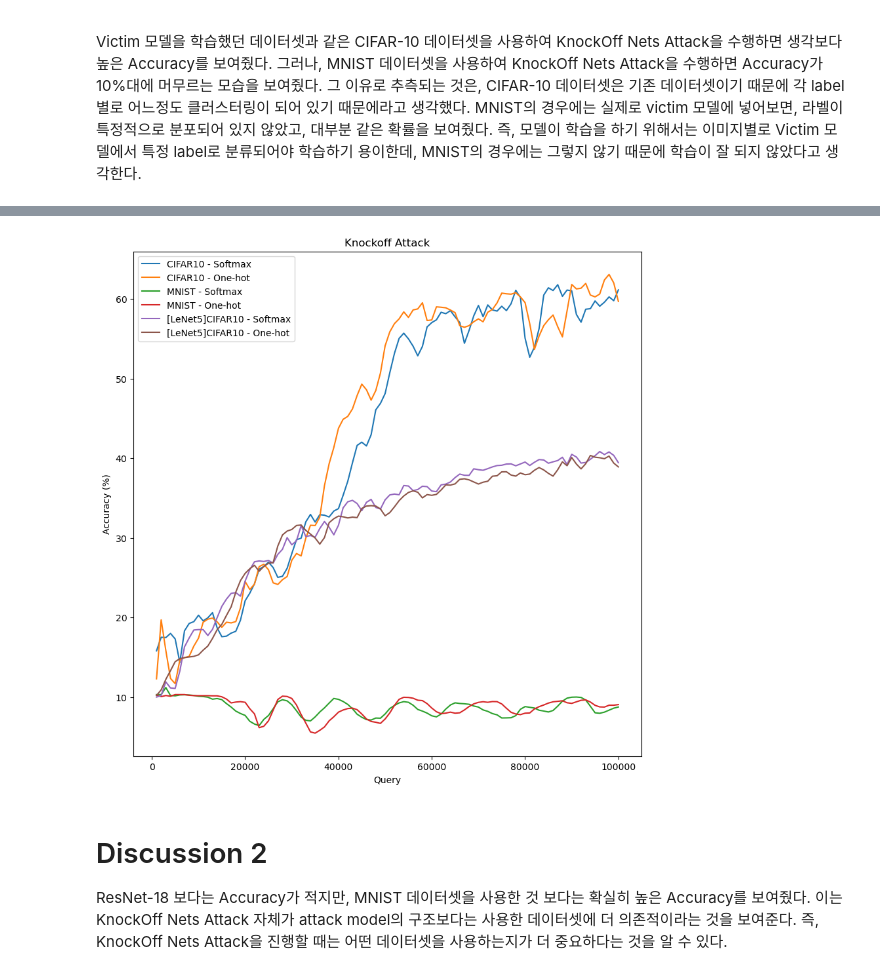
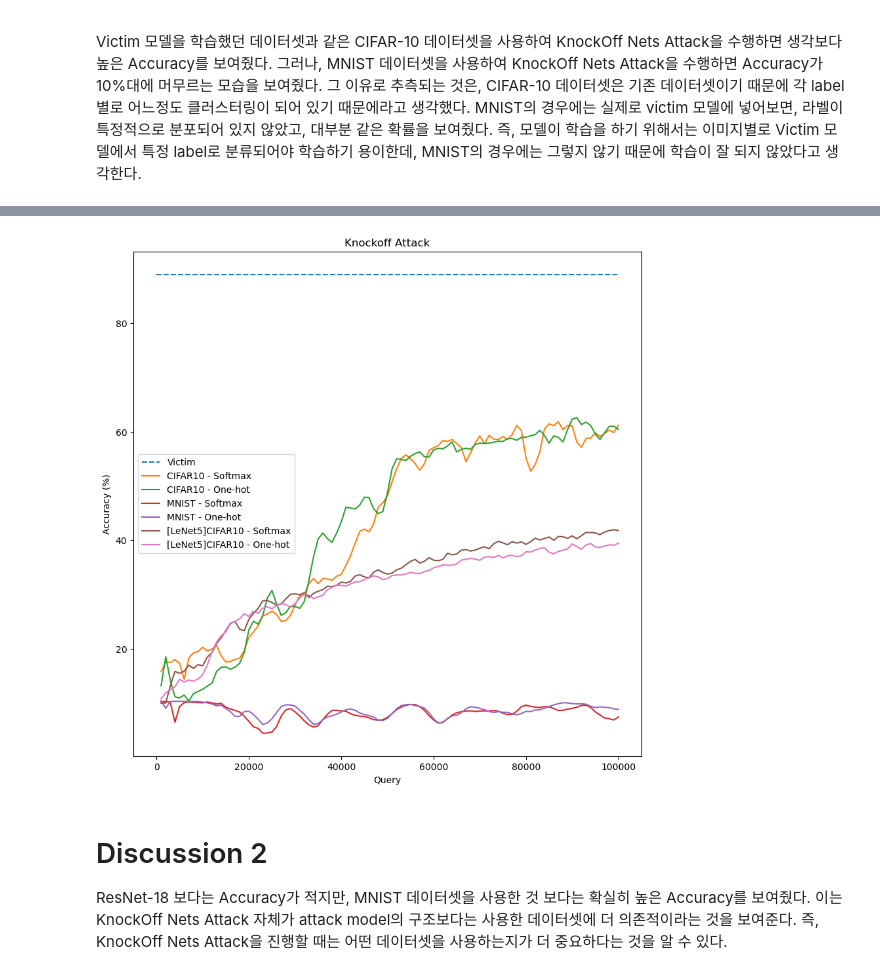
Before and after one commit to d2n0s4ur/KnockoffNet_attack, a Jupyter notebook: src/attack.ipynb, the cells around one changed output, grey strips where cells are left out. Saved outputs shown, nothing was run; the diff lists cells and outputs as text; code cells hidden in the pictures.

Commit message:
:sparkles: Add victim model accuracy

```diff
--- a/src/attack.ipynb
+++ b/src/attack.ipynb
@@ -410,3 +410,29 @@ def test_attacker_model(data_loader, query_size, plot_data):
 
         print('query: %d, Accuracy: %.3f %%' % (query_size, 100 * correct / total))
         plot_data.append([query_size, 100 * correct / total])
+# %%
+# get victim's accuracy
+def test_victim_model(data_loader):
+    """
+    This function tests the victim model on the test dataset.
+    """
+    victim_model.eval()
+    with torch.no_grad():
+        correct = 0
+        total = 0
+
+        for data in data_loader:
+            images, labels = data
+            images, labels = images.to(device), labels.to(device)
+
+            outputs = victim_model(images)
+
+            _, predicted = torch.max(outputs.data, 1)
+            total += labels.size(0)
+            correct += (predicted == labels).sum().item()
+
+        print('Accuracy: %.3f %%' % (100 * correct / total))
+
+        return (100 * correct / total)
+
+victim_accuracy = test_victim_model(test_loader_cifar10)
@@ -553,27 +585,31 @@ query: 100000, Accuracy: 38.920 %
 Finished Training
 # %%
+# save plot data
+np.save('ploat_extra.npy', ploat_extra)
+
 # plot
 def get_x_y(data):
     x = [x[0] for x in data if x[0] <= 100000]
     y = [x[1] for x in data if x[0] <= 100000]
     return x, y
 
 plt.figure(figsize=(10, 10))
+plt.plot([0, 100000], [victim_accuracy, victim_accuracy], label="Victim", linestyle="--")
 plt.plot(get_x_y(plot_data["cifar10_softmax"])[0], get_x_y(plot_data["cifar10_softmax"])[1], label="CIFAR10 - Softmax")
 plt.plot(get_x_y(plot_data["cifar10_onehot"])[0], get_x_y(plot_data["cifar10_onehot"])[1], label="CIFAR10 - One-hot")
 plt.plot(get_x_y(plot_data["mnist_softmax"])[0], get_x_y(plot_data["mnist_softmax"])[1], label="MNIST - Softmax")
 plt.plot(get_x_y(plot_data["mnist_onehot"])[0], get_x_y(plot_data["mnist_onehot"])[1], label="MNIST - One-hot")
 plt.plot(get_x_y(ploat_extra["cifar10_softmax"])[0], get_x_y(ploat_extra["cifar10_softmax"])[1], label="[LeNet5]CIFAR10 - Softmax")
 plt.plot(get_x_y(ploat_extra["cifar10_onehot"])[0], get_x_y(ploat_extra["cifar10_onehot"])[1], label="[LeNet5]CIFAR10 - One-hot")
 plt.legend()
 plt.xlabel("Query")
 plt.ylabel("Accuracy (%)")
 plt.title("Knockoff Attack")
 plt.savefig("../assets/knockoff_attack_extra.png")
 
 plt.show()
 # %% [output]
-[figure, old version]
+[figure, new version]
 # %% [markdown]
 # Discussion 2
 
```
Also changed, not shown: parts of 6 cells of this notebook, 7 other files.
